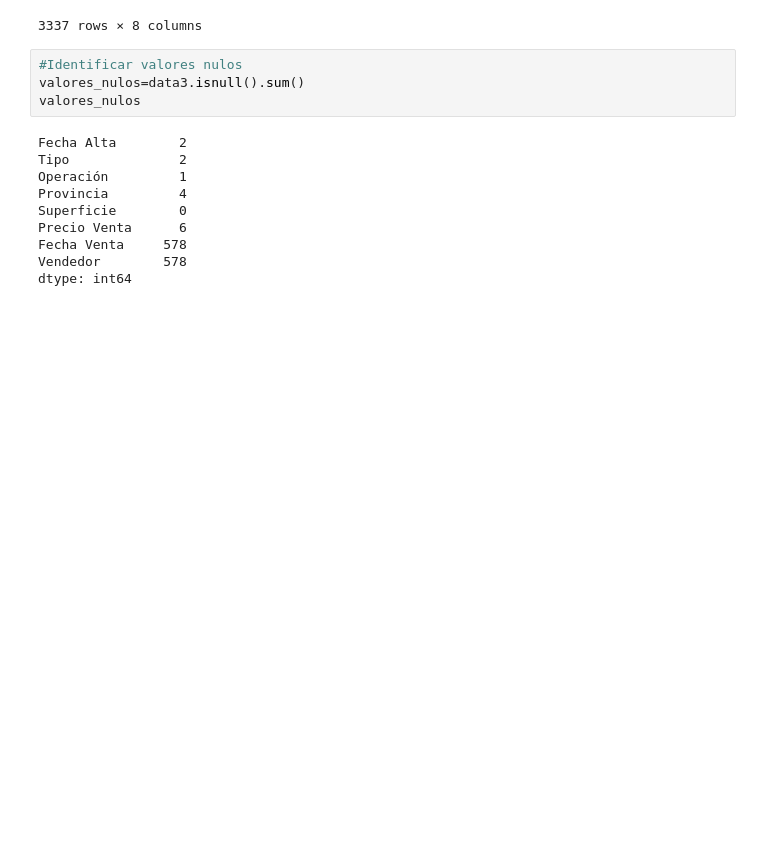
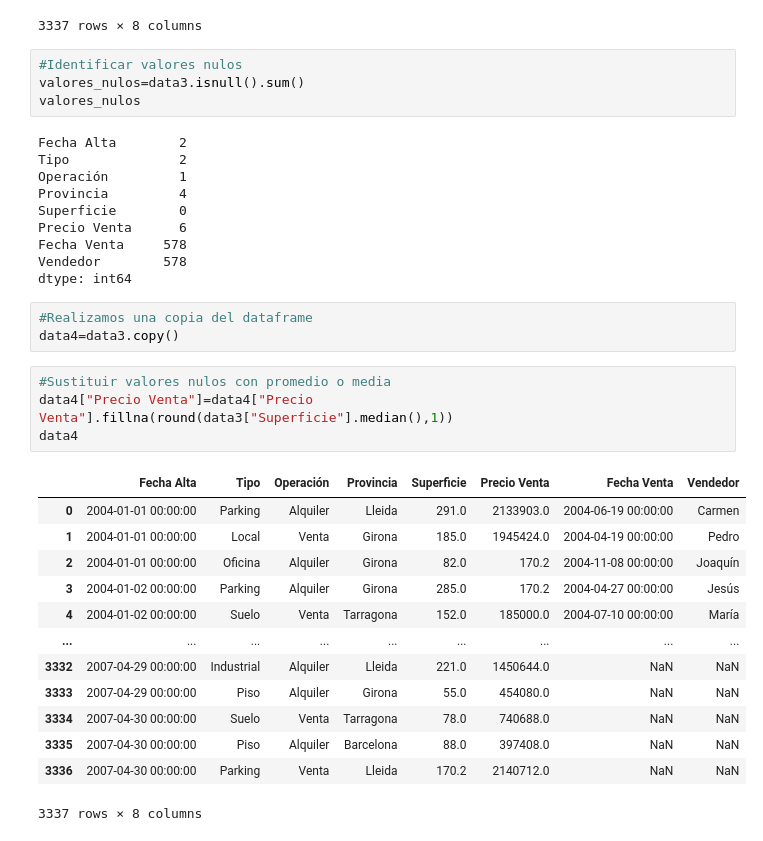
Before and after one commit to ElizabethCobos/Actividad2, a Jupyter notebook: actividad2.ipynb, the cells around one changed output. Cells and saved outputs as stored; diff of their text form; blank space fills up the shorter version.

Commit message:
sustituimos valores por la media "precio venta"

```diff
--- a/actividad2.ipynb
+++ b/actividad2.ipynb
@@ -112,3 +112,24 @@ Precio Venta      6
 Fecha Venta     578
 Vendedor        578
 dtype: int64
+# %%
+#Realizamos una copia del dataframe
+data4=data3.copy()
+# %%
+#Sustituir valores nulos con promedio o media
+data4["Precio Venta"]=data4["Precio Venta"].fillna(round(data3["Superficie"].median(),1))
+data4
+# %% [output]
+|  | Fecha Alta | Tipo | Operación | Provincia | Superficie | Precio Venta | Fecha Venta | Vendedor |
+| 0 | 2004-01-01 00:00:00 | Parking | Alquiler | Lleida | 291.0 | 2133903.0 | 2004-06-19 00:00:00 | Carmen |
+| 1 | 2004-01-01 00:00:00 | Local | Venta | Girona | 185.0 | 1945424.0 | 2004-04-19 00:00:00 | Pedro |
+| 2 | 2004-01-01 00:00:00 | Oficina | Alquiler | Girona | 82.0 | 170.2 | 2004-11-08 00:00:00 | Joaquín |
+| 3 | 2004-01-02 00:00:00 | Parking | Alquiler | Girona | 285.0 | 170.2 | 2004-04-27 00:00:00 | Jesús |
+| 4 | 2004-01-02 00:00:00 | Suelo | Venta | Tarragona | 152.0 | 185000.0 | 2004-07-10 00:00:00 | María |
+| ... | ... | ... | ... | ... | ... | ... | ... | ... |
+| 3332 | 2007-04-29 00:00:00 | Industrial | Alquiler | Lleida | 221.0 | 1450644.0 | NaN | NaN |
+| 3333 | 2007-04-29 00:00:00 | Piso | Alquiler | Girona | 55.0 | 454080.0 | NaN | NaN |
+| 3334 | 2007-04-30 00:00:00 | Suelo | Venta | Tarragona | 78.0 | 740688.0 | NaN | NaN |
+| 3335 | 2007-04-30 00:00:00 | Piso | Alquiler | Barcelona | 88.0 | 397408.0 | NaN | NaN |
+| 3336 | 2007-04-30 00:00:00 | Parking | Venta | Lleida | 170.2 | 2140712.0 | NaN | NaN |
+3337 rows × 8 columns
```
Also changed, not shown: parts of 1 cell of this notebook.
